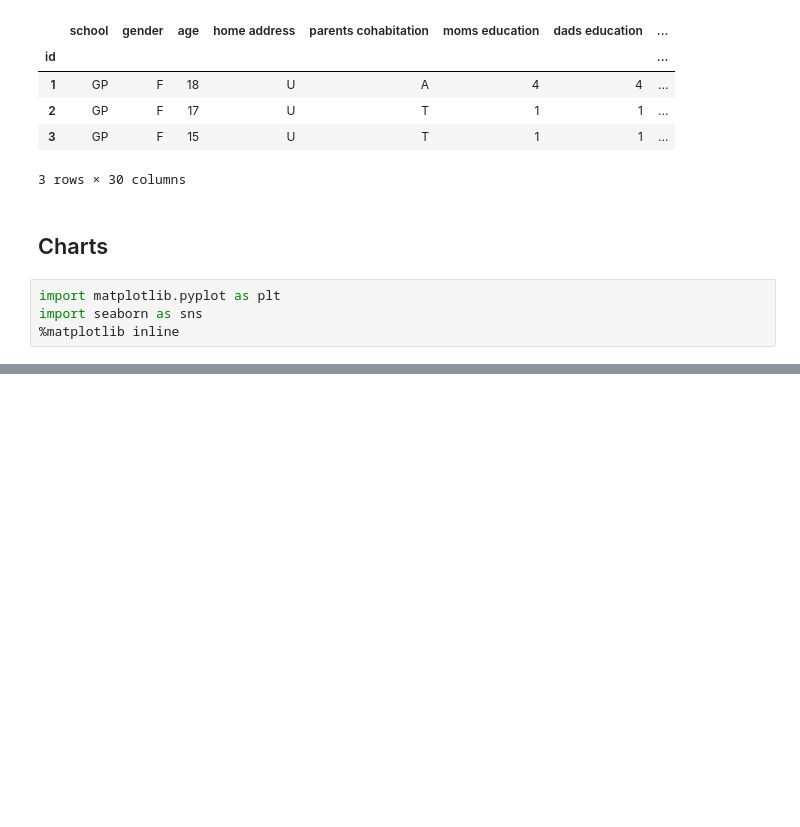
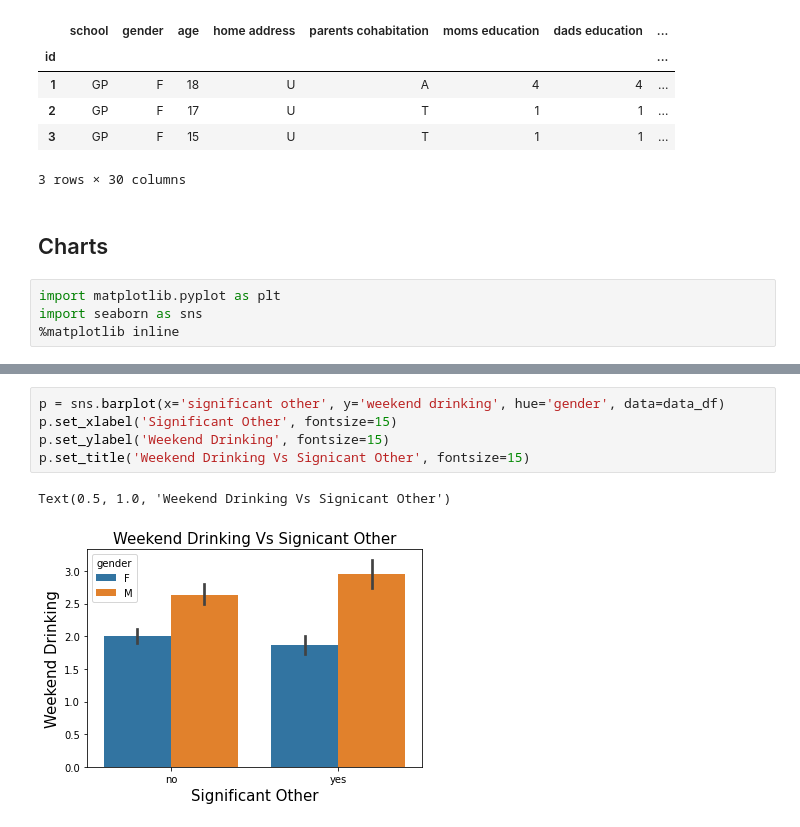
Before and after one commit to jaimiesj/health_outcomes, a Jupyter notebook: src/learn.ipynb, the cells around one changed output, grey strips where cells are left out. Saved outputs shown, nothing was run; the diff lists cells and outputs as text; blank space fills up the shorter version.

```diff
--- a/src/learn.ipynb
+++ b/src/learn.ipynb
@@ -538,0 +532,8 @@ plt.show()
+# %%
+p = sns.barplot(x='significant other', y='weekend drinking', hue='gender', data=data_df)
+p.set_xlabel('Significant Other', fontsize=15)
+p.set_ylabel('Weekend Drinking', fontsize=15)
+p.set_title('Weekend Drinking Vs Signicant Other', fontsize=15)
+# %% [output]
+Text(0.5, 1.0, 'Weekend Drinking Vs Signicant Other')
+[figure, added]
```
Also changed, not shown: parts of 11 cells of this notebook.
